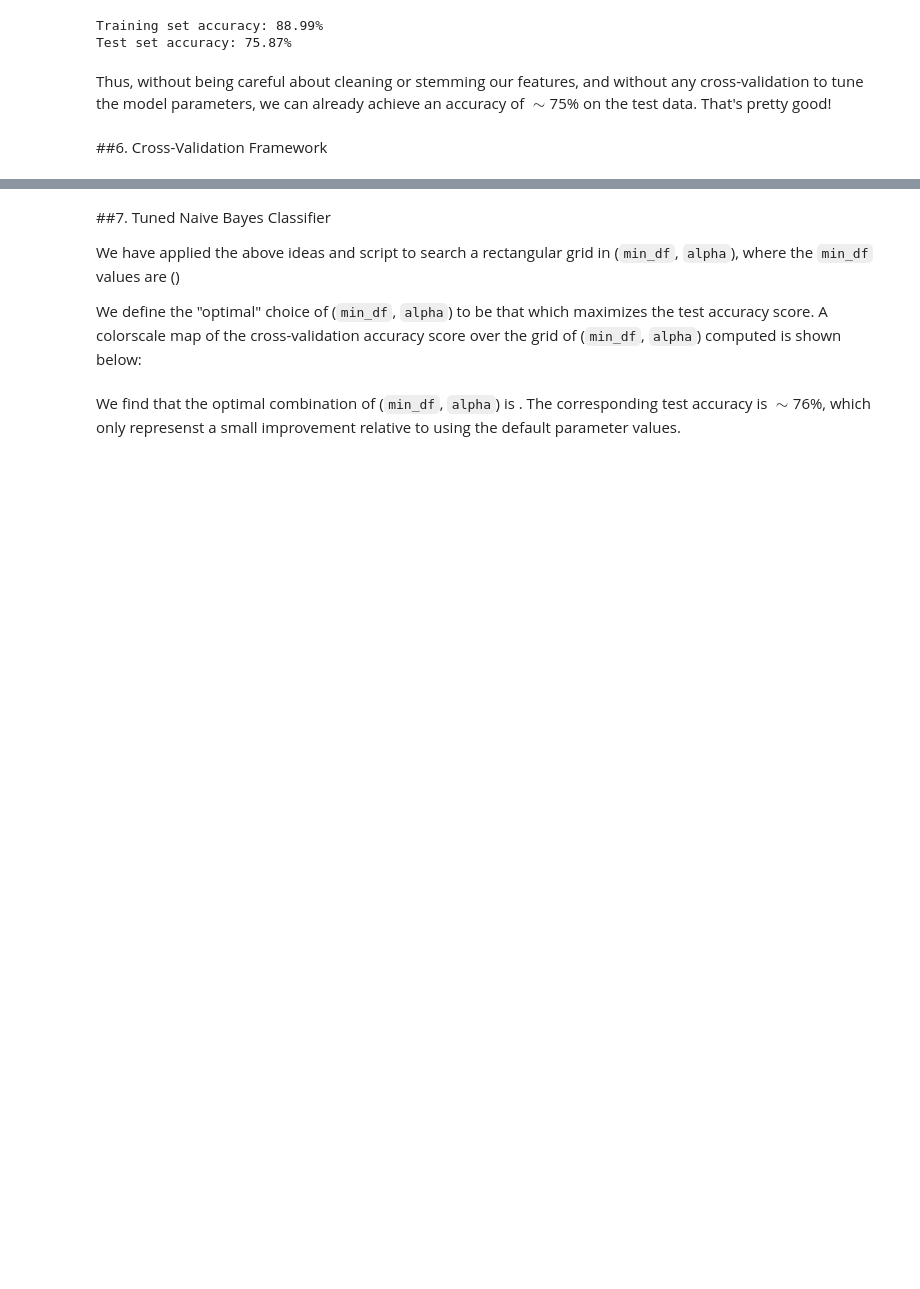
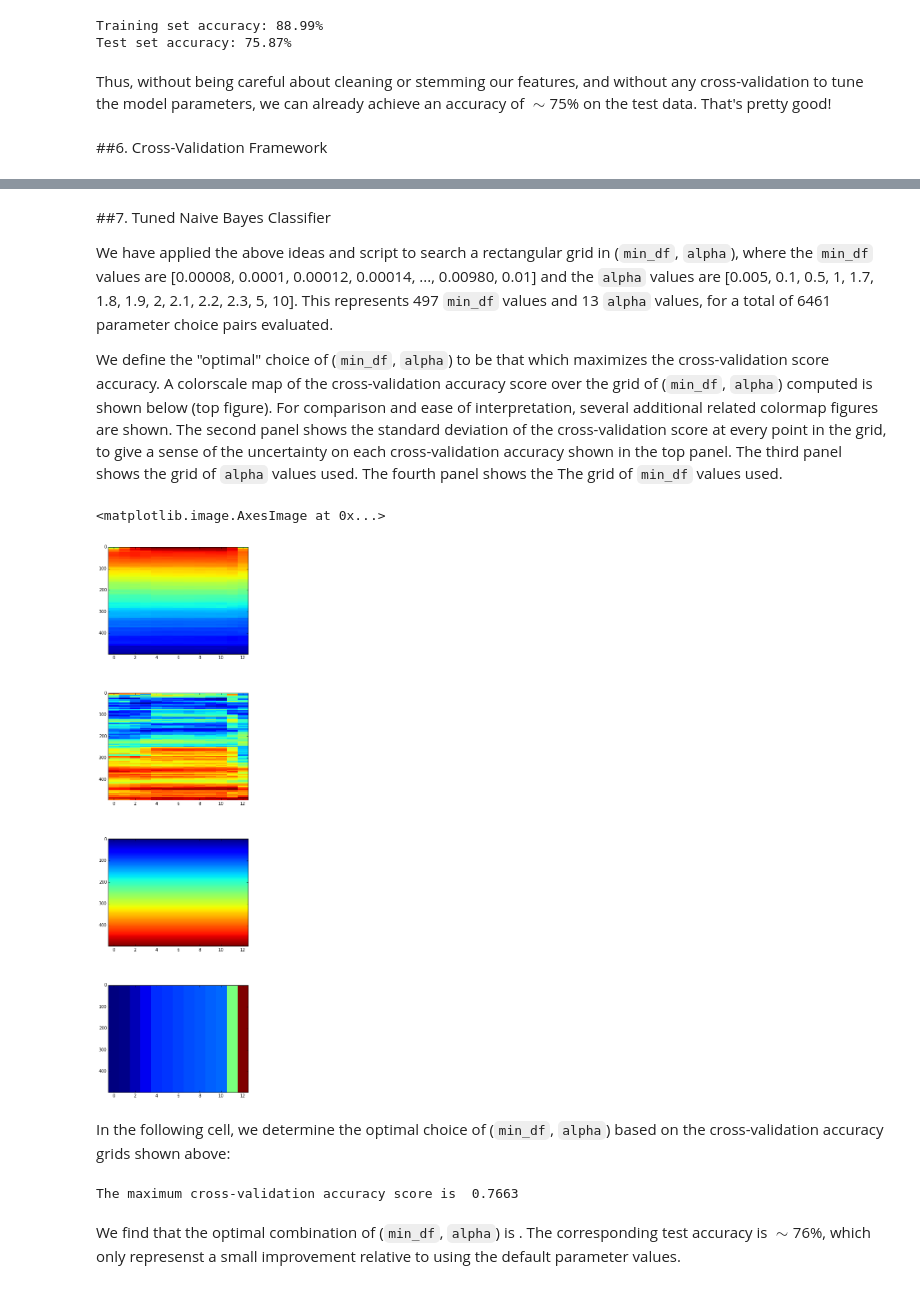
Before and after one commit to ameisner/ac209_project, a Jupyter notebook: pb_classification.ipynb, the cells around one changed output, grey strips where cells are left out. Drawn from its saved outputs; the diff is of its cells as text; code cells hidden in the pictures; blank space fills up the shorter version.

Commit message:
more on choosing optimal Naive Bayes parameters

```diff
--- a/pb_classification.ipynb
+++ b/pb_classification.ipynb
@@ -129,10 +151,40 @@ Cross-validation will consist of running a two-dimensional grid in (`min_df`, `a
 ##7. Tuned Naive Bayes Classifier
 
 We have applied the above ideas and script to search a rectangular grid in (`min_df`, `alpha`), where the `min_df` values are
-()
+[0.00008, 0.0001, 0.00012, 0.00014, ..., 0.00980, 0.01] and the `alpha` values are [0.005, 0.1, 0.5, 1, 1.7, 1.8, 1.9, 2, 2.1, 2.2, 2.3, 5, 10]. This represents 497 `min_df` values and 13 `alpha` values, for a total of 6461 parameter choice pairs evaluated.
 
 
-We define the "optimal" choice of (`min_df`, `alpha`) to be that which maximizes the test accuracy score. A colorscale map of the cross-validation accuracy score over the grid of (`min_df`, `alpha`) computed is shown below:
+We define the "optimal" choice of (`min_df`, `alpha`) to be that which maximizes the cross-validation score accuracy. A colorscale map of the cross-validation accuracy score over the grid of (`min_df`, `alpha`) computed is shown below (top figure). For comparison and ease of interpretation, several additional related colormap figures are shown. The second panel shows the standard deviation of the cross-validation score at every point in the grid, to give a sense of the uncertainty on each cross-validation accuracy shown in the top panel. The third panel shows the grid of `alpha` values used. The fourth panel shows the The grid of `min_df` values used.
+# %%
+cv_scores = cPickle.load(file('data/grid_cv_score.pkl'))
+cv_scores_std = cPickle.load(file('data/grid_score_std.pkl'))
+alpha_grid = cPickle.load(file('data/grid_alpha.pkl'))
+min_df_grid = cPickle.load(file('data/grid_min_df.pkl'))
+# %%
+# also show "marginal" 1D views?
+
+plt.figure(figsize=(6,24))
+plt.subplot(4,1,1)
+plt.imshow(cv_scores, interpolation='nearest', aspect=0.02)
+
+plt.subplot(4,1,2)
+plt.imshow(cv_scores_std, interpolation='nearest', aspect=0.02)
+
+plt.subplot(4,1,3)
+plt.imshow(min_df_grid, interpolation='nearest', aspect=0.02)
+
+plt.subplot(4,1,4)
+plt.imshow(alpha_grid, interpolation='nearest', aspect=0.02)
+# %% [output]
+<matplotlib.image.AxesImage at 0x...>
+[figure, added]
+# %% [markdown]
+In the following cell, we determine the optimal choice of (`min_df`, `alpha`) based on the cross-validation accuracy grids shown above:
+# %%
+print "The maximum cross-validation accuracy score is ", np.max(cv_scores)
+#w = where()
+# %% [output]
+The maximum cross-validation accuracy score is  0.7663
 # %% [markdown]
 We find that the optimal combination of (`min_df`, `alpha`) is . The corresponding test accuracy is $\sim$76%, which only represenst a small improvement relative to using the default parameter values.
 # %%
```
Also changed, not shown: parts of 6 cells of this notebook.
